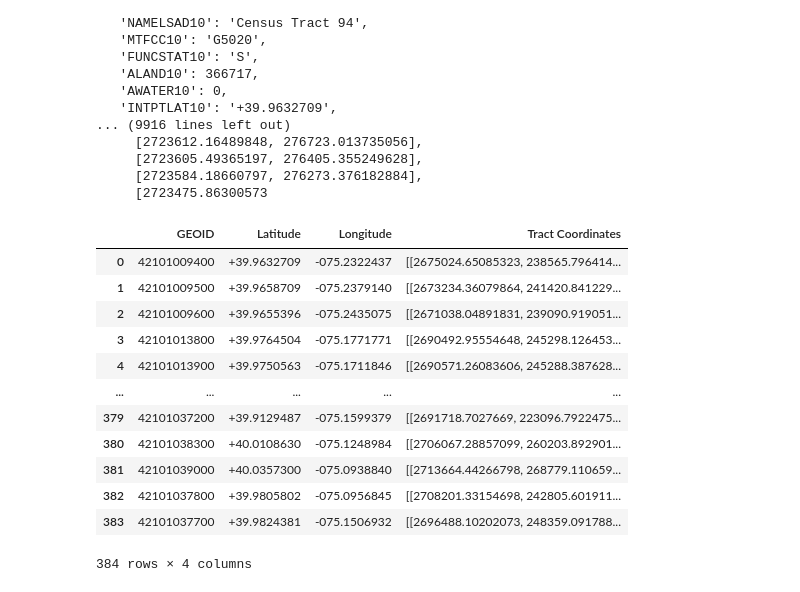
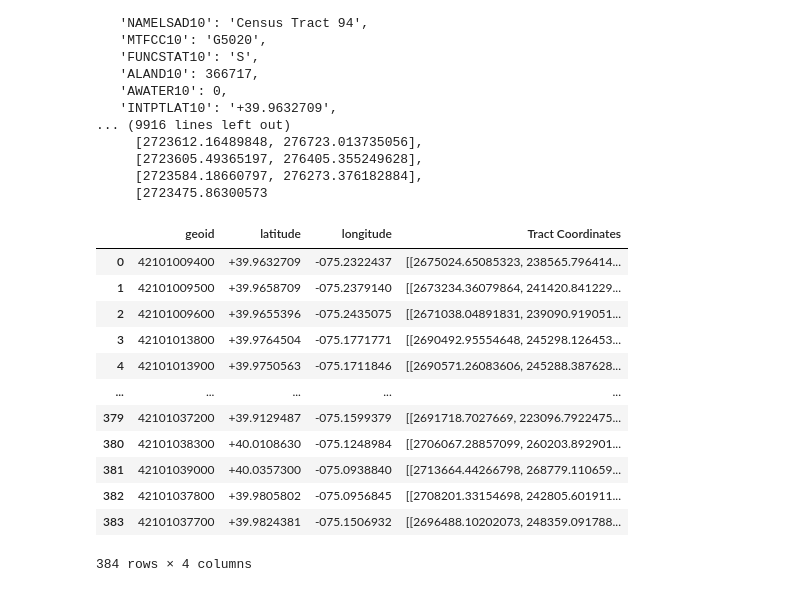
Before and after one commit to caitbeatty/project2, a Jupyter notebook: API datasources/Census_Data_Rough.ipynb, the cells around one changed output. Drawn from its saved outputs; the diff is of its cells as text; code cells hidden in the pictures.

```diff
--- a/API datasources/Census_Data_Rough.ipynb
+++ b/API datasources/Census_Data_Rough.ipynb
@@ -53,13 +51,13 @@ for info in census_tracts_data:
     Geometry.append(info['geometry']['rings'][0])
 # %%
 # Create a DataFrame to store information
-census_tracts_df = pd.DataFrame({"GEOID": GEOID, "Latitude": Lat,\
-                                         "Longitude": Lng, "Tract Coordinates": Geometry})
+census_tracts_df = pd.DataFrame({"geoid": GEOID, "latitude": Lat,\
+                                         "longitude": Lng, "Tract Coordinates": Geometry})
 # census_tracts_summary_df = pd.DataFrame({"GEOID": GEOID, "Latitude": Lat,\
 #                                          "Longitude": Lng})
 census_tracts_df
 # %% [output]
-|  | GEOID | Latitude | Longitude | Tract Coordinates |
+|  | geoid | latitude | longitude | Tract Coordinates |
 | 0 | 42101009400 | +39.9632709 | -075.2322437 | [[2675024.65085323, 238565.796414... |
 | 1 | 42101009500 | +39.9658709 | -075.2379140 | [[2673234.36079864, 241420.841229... |
 | 2 | 42101009600 | +39.9655396 | -075.2435075 | [[2671038.04891831, 239090.919051... |
```
Also changed, not shown: parts of 17 cells of this notebook, 2 other files.
